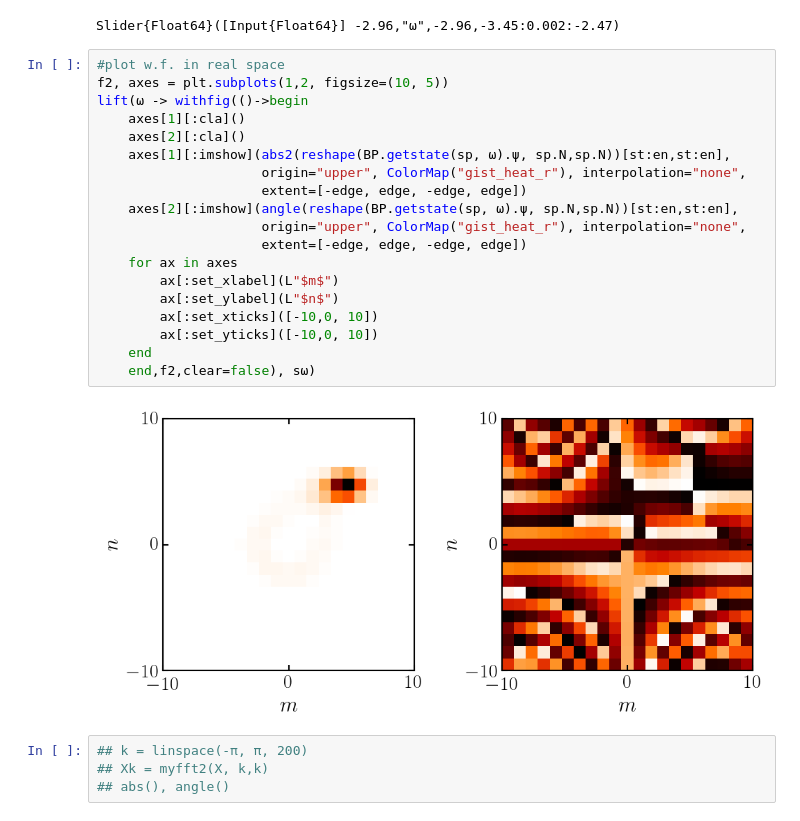
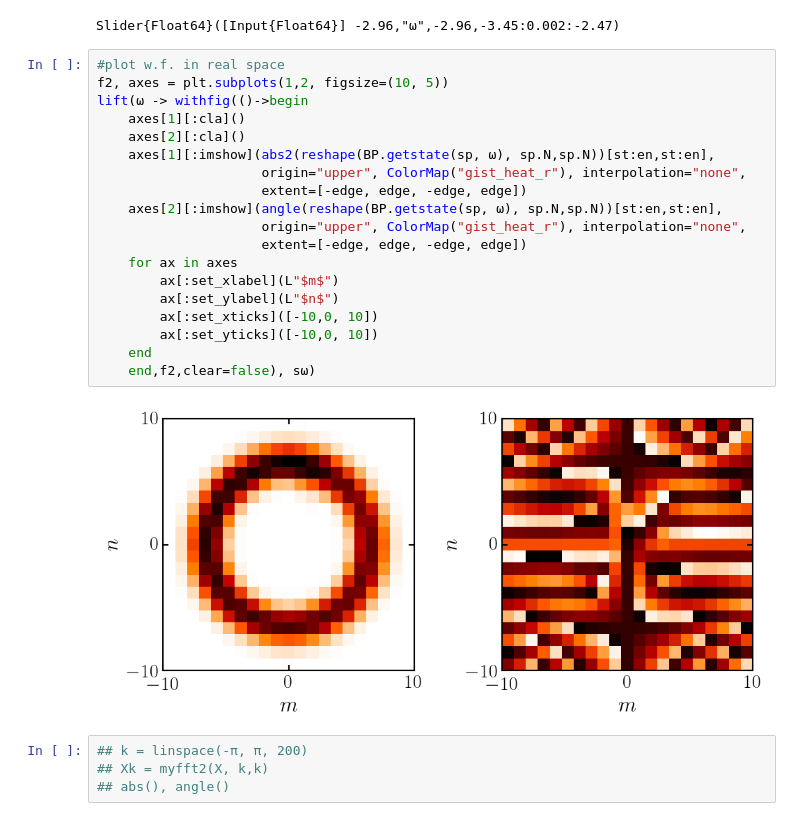
Before and after one commit to berceanu/topo-photon, a Jupyter notebook: anc/exploratory.ipynb, the cells around one changed output. Drawn from its saved outputs; the diff is of its cells as text.

```diff
--- a/anc/exploratory.ipynb
+++ b/anc/exploratory.ipynb
@@ -81,24 +81,24 @@ Slider{Float64}([Input{Float64}] -2.96,"ω",-2.96,-3.45:0.002:-2.47)
 # %%
 #plot w.f. in real space
 f2, axes = plt.subplots(1,2, figsize=(10, 5))
 lift(ω -> withfig(()->begin
     axes[1][:cla]()
     axes[2][:cla]()
-    axes[1][:imshow](abs2(reshape(BP.getstate(sp, ω).ψ, sp.N,sp.N))[st:en,st:en],
+    axes[1][:imshow](abs2(reshape(BP.getstate(sp, ω), sp.N,sp.N))[st:en,st:en],
                      origin="upper", ColorMap("gist_heat_r"), interpolation="none",
                      extent=[-edge, edge, -edge, edge])
-    axes[2][:imshow](angle(reshape(BP.getstate(sp, ω).ψ, sp.N,sp.N))[st:en,st:en],
+    axes[2][:imshow](angle(reshape(BP.getstate(sp, ω), sp.N,sp.N))[st:en,st:en],
                      origin="upper", ColorMap("gist_heat_r"), interpolation="none",
                      extent=[-edge, edge, -edge, edge])
     for ax in axes
         ax[:set_xlabel](L"$m$")
         ax[:set_ylabel](L"$n$")
         ax[:set_xticks]([-10,0, 10])
         ax[:set_yticks]([-10,0, 10])
     end
     end,f2,clear=false), sω)
 # %% [output]
-[figure, old version]
+[figure, new version]
 # %%
 ## k = linspace(-π, π, 200)
 ## Xk = myfft2(X, k,k)
```
Also changed, not shown: parts of 1 cell of this notebook, 10 other files.
